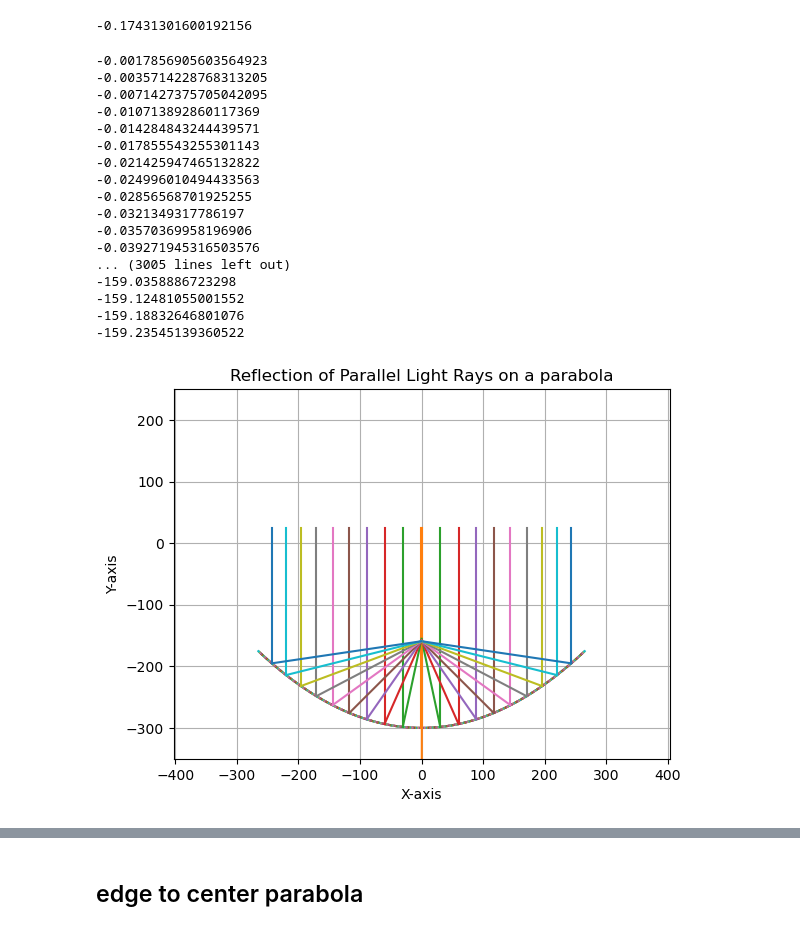
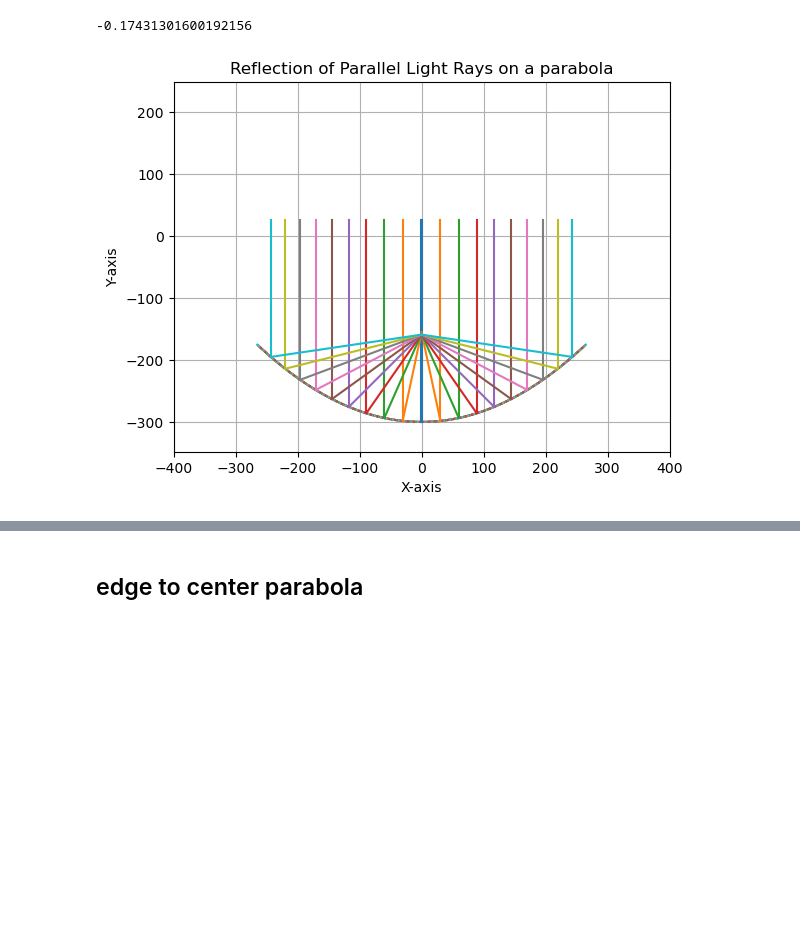
Before and after one commit to xiuxiua8/MCM_ProblemA, a Jupyter notebook: draw.ipynb, the cells around one changed output, grey strips where cells are left out. Saved outputs shown, nothing was run; the diff lists cells and outputs as text; code cells hidden in the pictures; blank space fills up the shorter version.

```diff
--- a/draw.ipynb
+++ b/draw.ipynb
@@ -170,29 +148,32 @@ def reflect_simple(index, line_segments_array, tag, k1=None, color='b'):
     else:
         k1 = np.tan(np.pi * k1 / 180)
 
-    # 入射
+    # incident_light
     p1 = line_segments_array[index].get_midpoint()
     p2 = (-p1[1] / k1 + p1[0], 25)
     lineplot(p1, p2, label=f'Slope: {line_segments_array[index].get_slope()}', color=color)
 
-    # 反射
+    # reflect_light
     slope = reflect_slope(k1, line_segments_array[index].get_slope())
     line = LineSegment(left_endpoint=line_segments_array[index].get_endpoints()[tag], slope=slope)
     p3 = (0, line.intercept())
-    print(line.intercept())
-    lineplot(p1, p3, label=f'Slope: {line_segments_array[index].get_slope()}', color=color)
+    # print(line.intercept())
+    if  line.intercept() > -300 and line.intercept() < 0:
+        lineplot(p1, p3, label=f'Slope: {line_segments_array[index].get_slope()}', color=color)
 
 
 
 def degree_incident_light_is(d):
-    # reflect_simple(0, line_segments_arrayR, 1, d)
-    # reflect_simple(0, line_segments_arrayL, 0, d)
-
-    # reflect_simple(5, line_segments_arrayR, 1, d)
-    # reflect_simple(5, line_segments_arrayL, 0, d)
 
 
-    current_color = plt.gca()._get_lines.get_next_color()
+    # current_color = plt.gca()._get_lines.get_next_color()
+    # reflect_simple(0, line_segments_arrayR, 1, d, current_color)
+    # reflect_simple(0, line_segments_arrayL, 0, d, current_color)
+
+    # current_color = plt.gca()._get_lines.get_next_color()
+    # reflect_simple(15, line_segments_arrayR, 1, d, current_color)
+    # reflect_simple(15, line_segments_arrayL, 0, d, current_color)
+
 
     for i in range(0, 10):
         current_color = plt.gca()._get_lines.get_next_color()
@@ -384,56 +348,39 @@ fig, ax = plt.subplots()
 
 # draw a bunch of  line segments like parabola, and the degree of incident light is None(90) or 80
 line_segments_arrayR = []
 line_segments_arrayL = []
 find_line_segments_like_parabola(line_segments_arrayR, line_segments_arrayL, -160, -300, None)
 
-print_line_segments(line_segments_arrayR)
-print_line_segments(line_segments_arrayL)
+# print_line_segments(line_segments_arrayR)
+# print_line_segments(line_segments_arrayL)
 
 plot_line_segments(line_segments_arrayR, fig, ax)
 plot_line_segments(line_segments_arrayL, fig, ax)
 
 degree_incident_light_is(None)
 
 # set equal
 plt.axis('equal')
 
 # set the range
 plt.xlim(-400, 400)
 plt.ylim(-350, 250)
 
 # # set the range
 # plt.xlim(-25, 25)
 # plt.ylim(-310, -250)
-
-# plt.xlim(-10, 10)
-# plt.ylim(-310, -290)
+# plt.xlim(-1, 6)
+# plt.ylim(-303, -295)
 
 plt.title('Reflection of Parallel Light Rays on a parabola')
 plt.xlabel('X-axis')
 plt.ylabel('Y-axis')
 #plt.legend()
 plt.grid(True)
+plt.savefig('my_plot.pdf', format='pdf')
 plt.show()
 # %% [output]
--0.0017856905603564923
--0.0035714228768313205
--0.0071427375705042095
--0.010713892860117369
--0.014284843244439571
--0.017855543255301143
--0.021425947465132822
--0.024996010494433563
--0.02856568701925255
--0.0321349317786197
--0.03570369958196906
--0.039271945316503576
-... (3005 lines left out)
--159.0358886723298
--159.12481055001552
--159.18832646801076
--159.23545139360522
-[figure, old version]
+[figure, new version]
 # %%
 tag = 1
 
```
Also changed, not shown: parts of 21 cells of this notebook, 2 other files.
